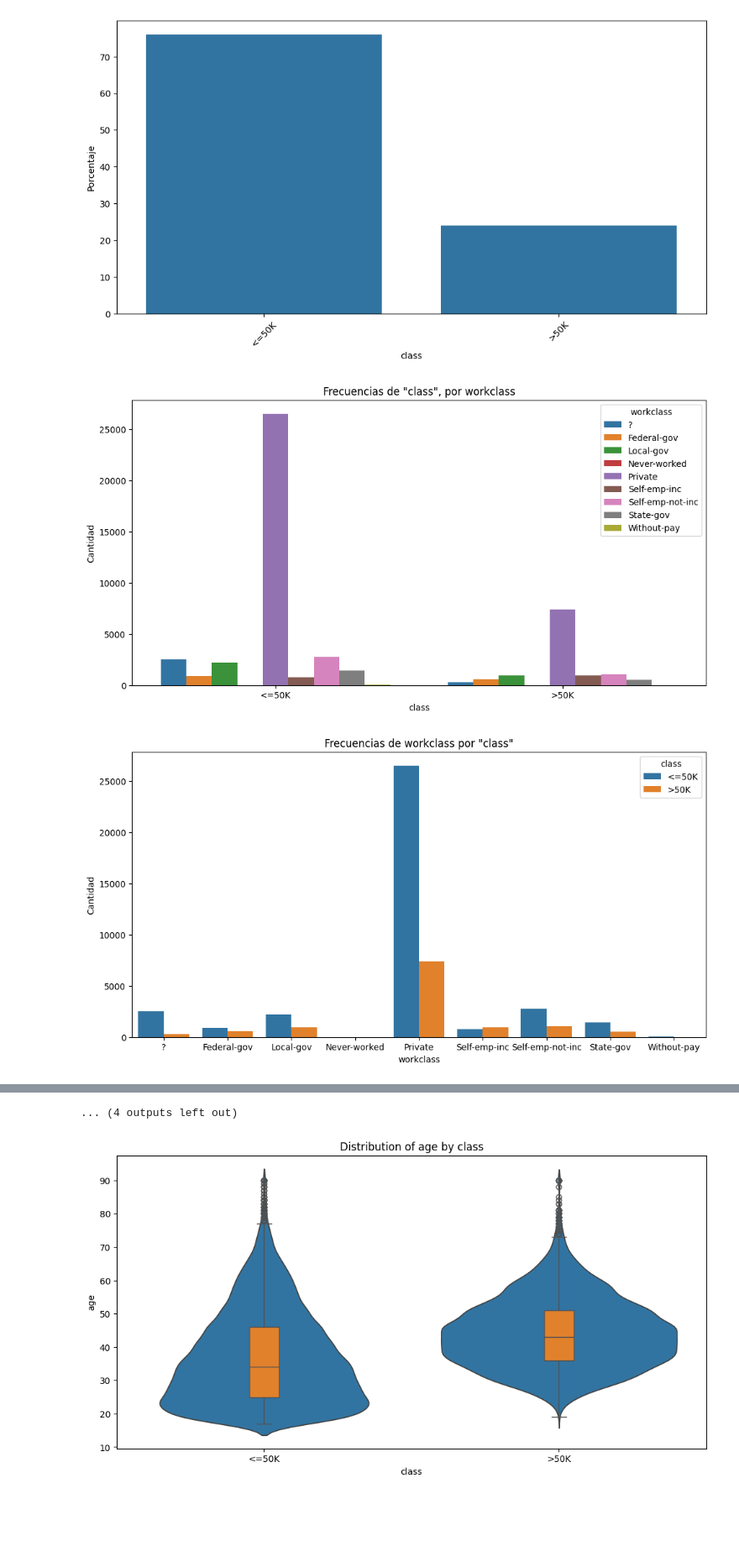
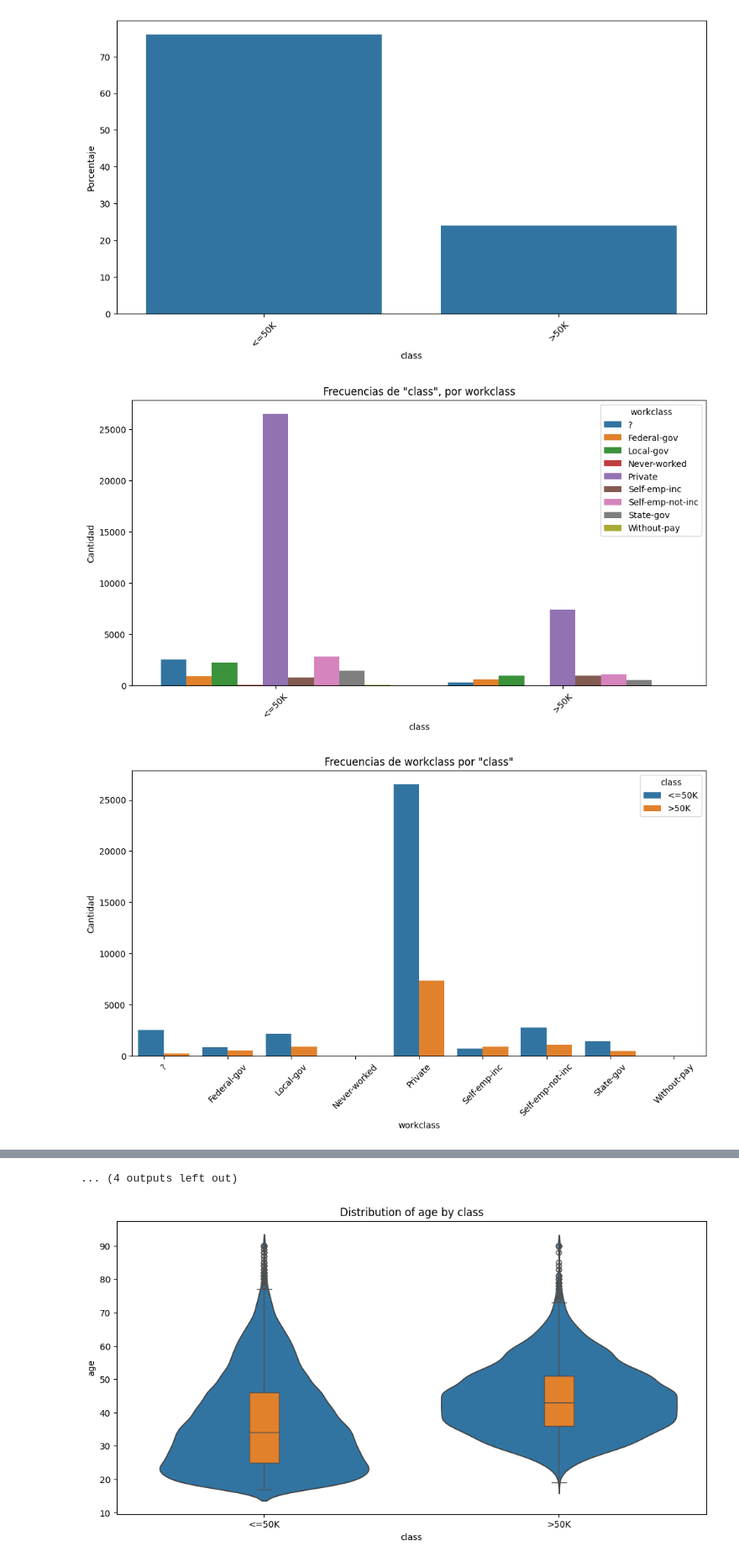
Before and after one commit to lucio-cornejo/timi-project, a Jupyter notebook: src/analisis_descriptivo/notebooks/main.ipynb, the cells around one changed output, grey strips where cells are left out. Shown at 84% size. Cells and saved outputs as stored; diff of their text form; code cells hidden in the pictures; blank space fills up the shorter version.

```diff
--- a/src/analisis_descriptivo/notebooks/main.ipynb
+++ b/src/analisis_descriptivo/notebooks/main.ipynb
@@ -119,23 +121,27 @@ for var_cat in vars_cat:
 # %%
 """
 Comparar variables categóricas con la variable por predecir
 """
 for var_cat in vars_cat:
   if var_cat == 'class': continue
 
   frecuencias = datos.groupby(['class', var_cat]).size().reset_index(name='Cantidad')
+  #frecuencias = datos_train.groupby(['class', var_cat]).size().reset_index(name='Cantidad')
+  #frecuencias = datos_test.groupby(['class', var_cat]).size().reset_index(name='Cantidad')
 
   # Frecuencias de 'class' en cada variable categórica diferente
   plt.figure(figsize = (12, 6))
   sns.barplot(x = 'class', y = 'Cantidad', hue = var_cat, data = frecuencias)
+  plt.xticks(rotation = 45)
   plt.title(f'Frecuencias de "class", por {var_cat}')
   plt.show()
 
   # Frecuencias de las otras variables categóricas, en cada categoría de 'class'
   plt.figure(figsize = (12, 6))
   sns.barplot(x = var_cat, y = 'Cantidad', hue = 'class', data = frecuencias)
+  plt.xticks(rotation = 45)
   plt.title(f'Frecuencias de {var_cat} por "class"')
   plt.show()
 # %% [output]
-[figure, old version]
+[figure, new version]
-[figure, old version]
+[figure, new version]
```
Also changed, not shown: parts of 2 cells of this notebook, 1 other file.
